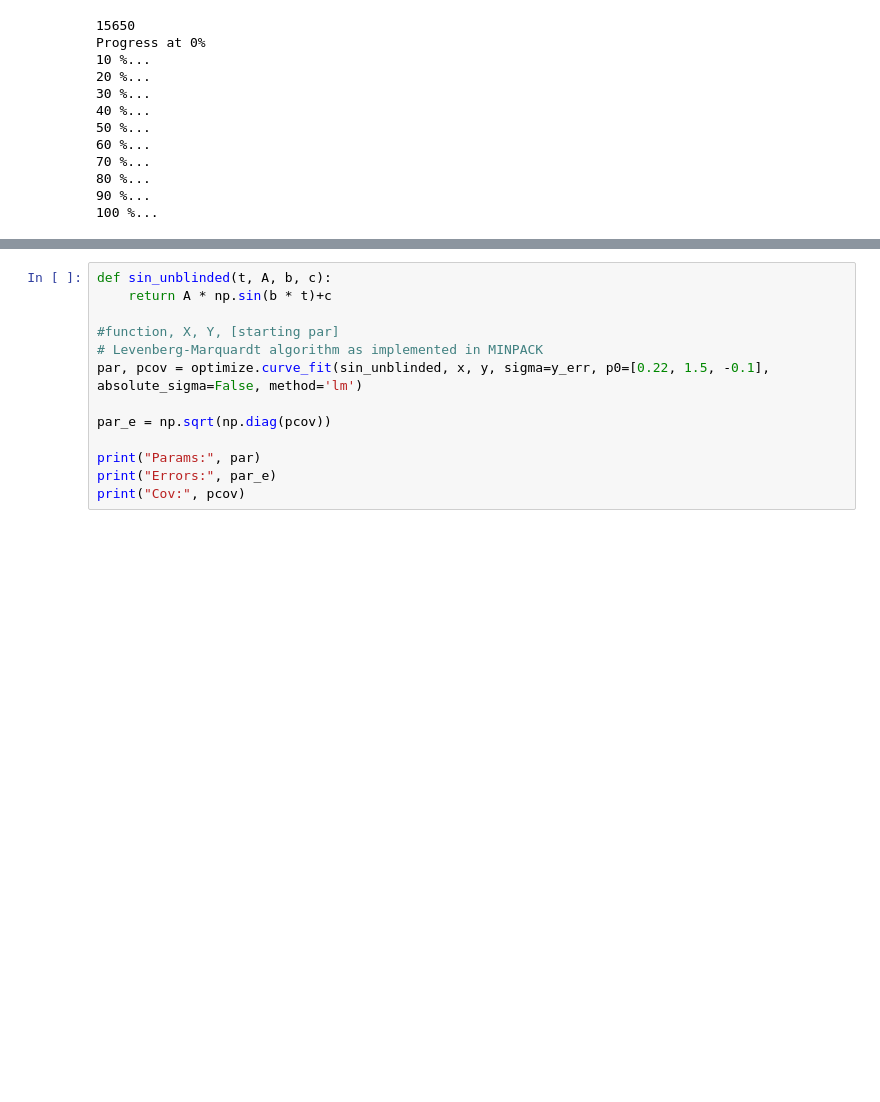
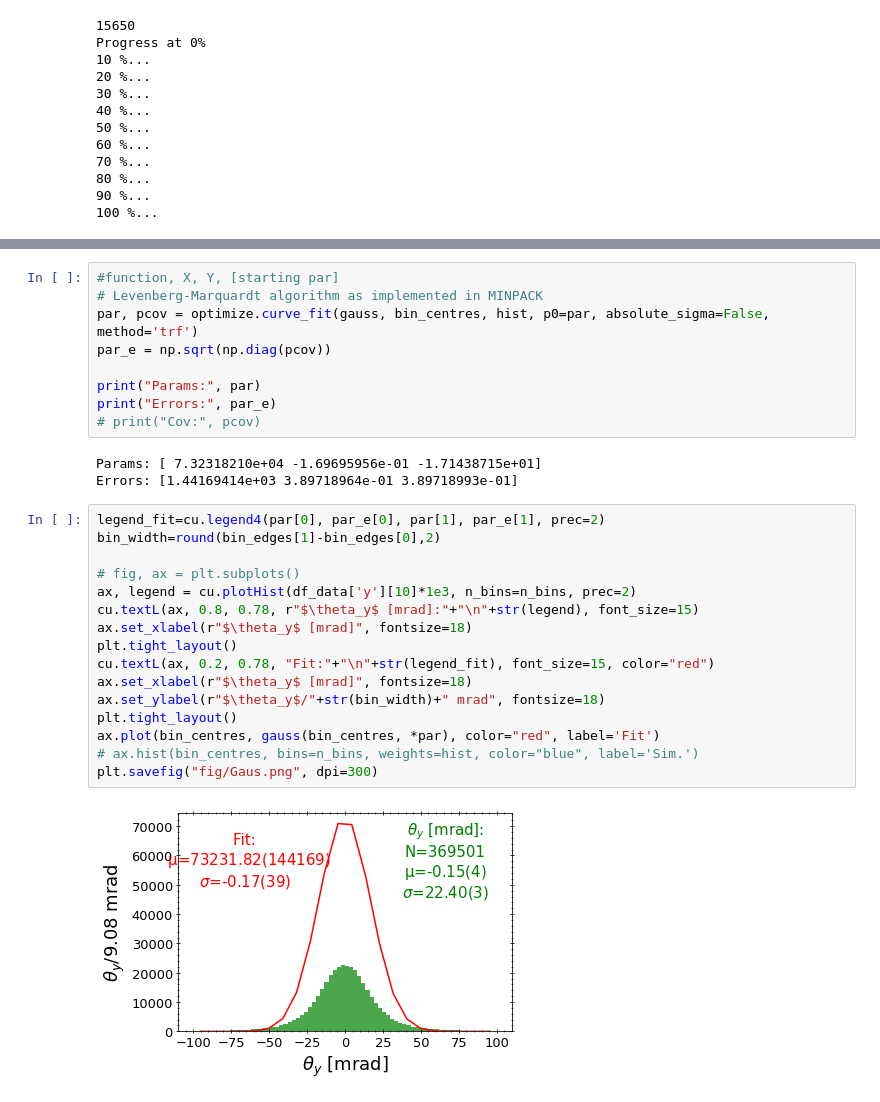
Before and after one commit to glukicov/EDMTracking, a Jupyter notebook: Misc.ipynb, the cells around one changed output, grey strips where cells are left out. Saved outputs shown, nothing was run; the diff lists cells and outputs as text; blank space fills up the shorter version.

```diff
--- a/Misc.ipynb
+++ b/Misc.ipynb
@@ -101,13 +150,30 @@ plt.savefig("fig/Gaus.png", dpi=300)
 # %%
-def sin_unblinded(t, A, b, c):
-    return A * np.sin(b * t)+c
-
 #function, X, Y, [starting par]
 # Levenberg-Marquardt algorithm as implemented in MINPACK
-par, pcov = optimize.curve_fit(sin_unblinded, x, y, sigma=y_err, p0=[0.22, 1.5, -0.1], absolute_sigma=False, method='lm')
-
+par, pcov = optimize.curve_fit(gauss, bin_centres, hist, p0=par, absolute_sigma=False, method='trf')
 par_e = np.sqrt(np.diag(pcov))
 
 print("Params:", par)
 print("Errors:", par_e)
-print("Cov:", pcov)
+# print("Cov:", pcov)
+# %% [output]
+Params: [ 7.32318210e+04 -1.69695956e-01 -1.71438715e+01]
+Errors: [1.44169414e+03 3.89718964e-01 3.89718993e-01]
+# %%
+legend_fit=cu.legend4(par[0], par_e[0], par[1], par_e[1], prec=2)
+bin_width=round(bin_edges[1]-bin_edges[0],2)
+
+# fig, ax = plt.subplots()
+ax, legend = cu.plotHist(df_data['y'][10]*1e3, n_bins=n_bins, prec=2)
+cu.textL(ax, 0.8, 0.78, r"$\theta_y$ [mrad]:"+"\n"+str(legend), font_size=15)
+ax.set_xlabel(r"$\theta_y$ [mrad]", fontsize=18)
+plt.tight_layout()
+cu.textL(ax, 0.2, 0.78, "Fit:"+"\n"+str(legend_fit), font_size=15, color="red")
+ax.set_xlabel(r"$\theta_y$ [mrad]", fontsize=18)
+ax.set_ylabel(r"$\theta_y$/"+str(bin_width)+" mrad", fontsize=18)
+plt.tight_layout()
+ax.plot(bin_centres, gauss(bin_centres, *par), color="red", label='Fit')
+# ax.hist(bin_centres, bins=n_bins, weights=hist, color="blue", label='Sim.')
+plt.savefig("fig/Gaus.png", dpi=300)
+# %% [output]
+[figure, added]
```
Also changed, not shown: parts of 7 cells of this notebook, 5 other files.
